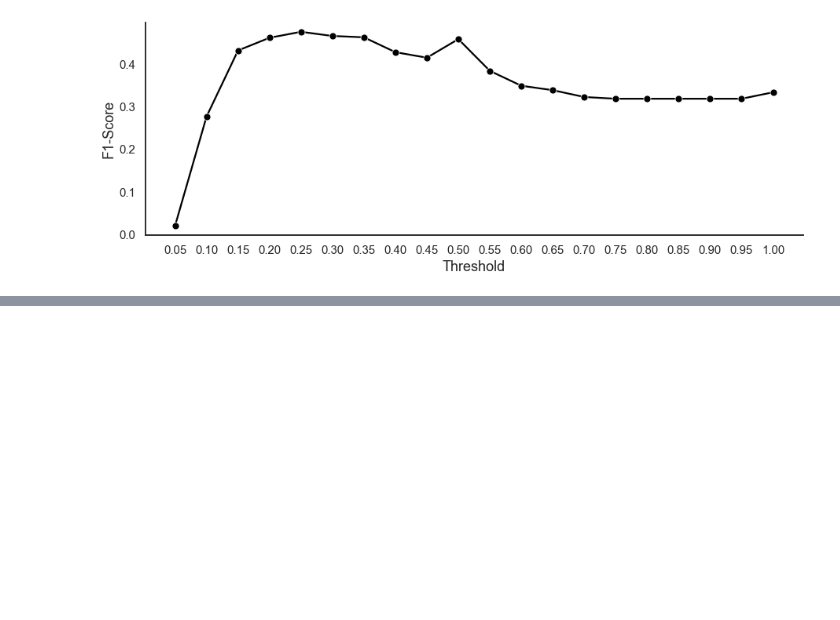
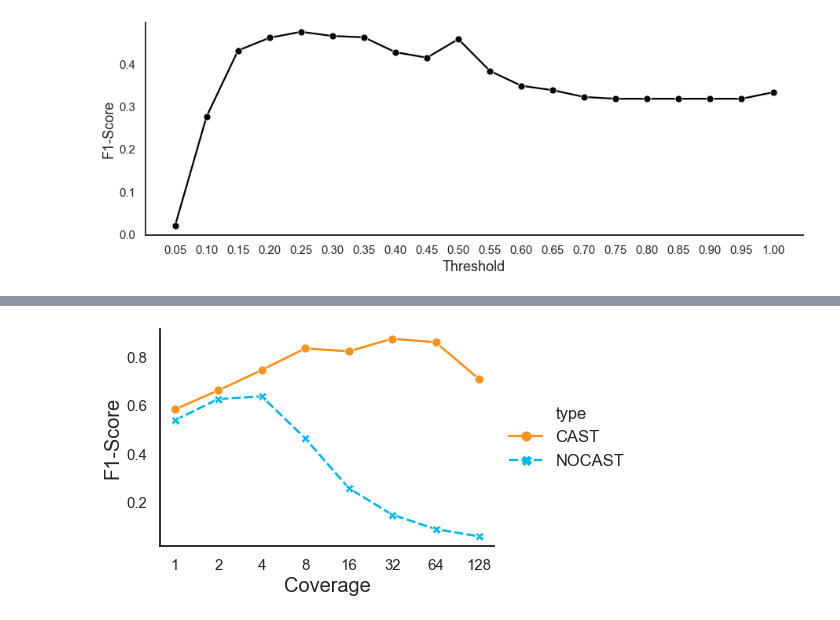
Before and after one commit to Mangul-Lab-USC/ImReP_publication_old, a Jupyter notebook: notebooks/Supplementary.ipynb, the cells around one changed output, grey strips where cells are left out. Saved outputs shown, nothing was run; the diff lists cells and outputs as text; code cells hidden in the pictures; blank space fills up the shorter version.

```diff
--- a/notebooks/Supplementary.ipynb
+++ b/notebooks/Supplementary.ipynb
@@ -147,0 +227,22 @@ plt.savefig('../figures/FigureS14_c.pdf', bbox_inches='tight')
+# %%
+plt.figure(figsize=(6, 4))
+
+tmp = fp_cast_df.loc[fp_cast_df['x'] == 100]
+ax = sns.lineplot(x = 'cov', y = 'f-score', hue = 'type', style = 'type', data = tmp, markers = True, sort = False)
+
+ax.set_ylabel('F1-Score', fontsize='large')
+ax.set_xlabel('Coverage', fontsize='large')
+
+plt.legend(frameon = False, loc='center left', bbox_to_anchor=(1, .5))
+
+ax.xaxis.label.set_size(20)
+ax.yaxis.label.set_size(20)
+
+plt.tick_params(axis='both', which='major', labelsize=15)
+plt.tick_params(axis='both', which='minor', labelsize=15)
+
+sns.despine()
+plt.savefig('../figures/FigureS15_c.png', bbox_inches='tight')
+plt.savefig('../figures/FigureS15_c.pdf', bbox_inches='tight')
+# %% [output]
+[figure, added]
```
Also changed, not shown: parts of 5 cells of this notebook, 11 other files.
